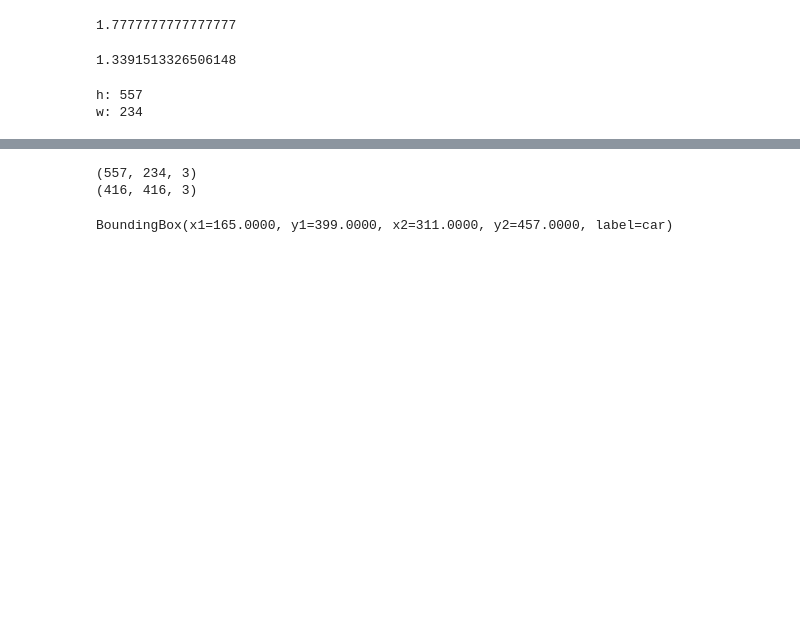
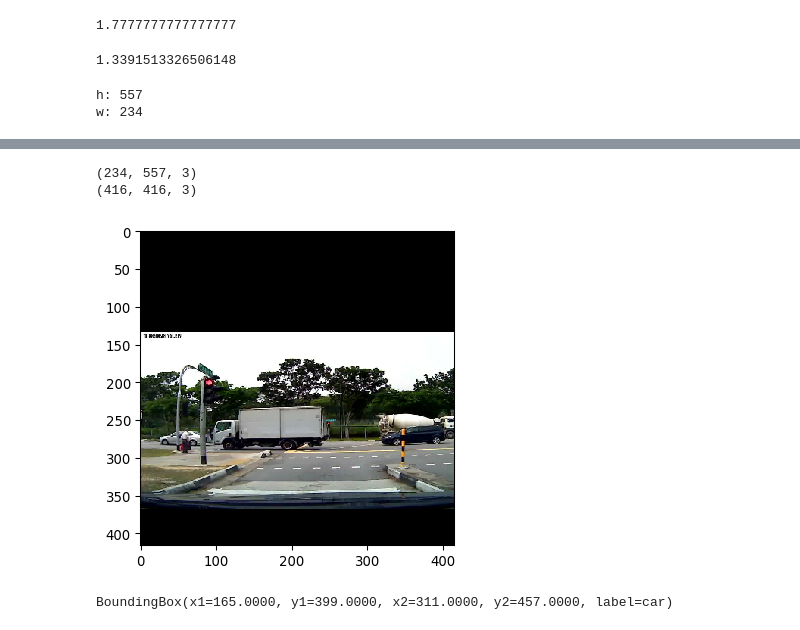
Before and after one commit to raymondng76/ISS-VSE-2019-09-23-IS1FT-CA1, a Jupyter notebook: code/CA1_YoloV3_Train_Test.ipynb, the cells around one changed output, grey strips where cells are left out. Saved outputs shown, nothing was run; the diff lists cells and outputs as text; code cells hidden in the pictures; blank space fills up the shorter version.

```diff
--- a/code/CA1_YoloV3_Train_Test.ipynb
+++ b/code/CA1_YoloV3_Train_Test.ipynb
@@ -600,12 +610,14 @@ def apply_random_scale_and_crop(image, new_w, new_h, net_w, net_h, dx, dy):
 # %%
 final_img = apply_random_scale_and_crop(imgRGB, w, h, 416, 416, dx, dy)
 print(final_img.shape)
-cv2.imshow('fi',final_img)
-cv2.waitKey(0)
-cv2.destroyAllWindows()
+# cv2.imshow('fi',final_img)
+# cv2.waitKey(0)
+# cv2.destroyAllWindows()
+ia.imshow(final_img)
 # %% [output]
-(557, 234, 3)
+(234, 557, 3)
 (416, 416, 3)
+[figure, added]
 # %%
 def _constrain(min_v, max_v, value):
     if value < min_v: return min_v
```
Also changed, not shown: parts of 6 cells of this notebook, 1 other file.
